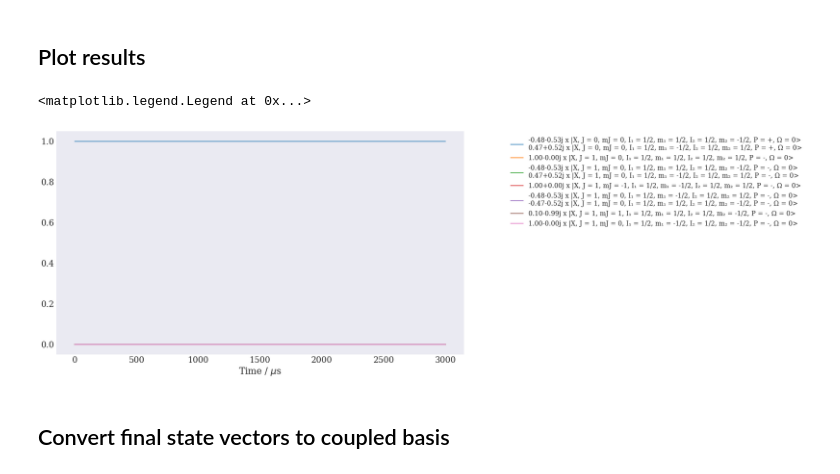
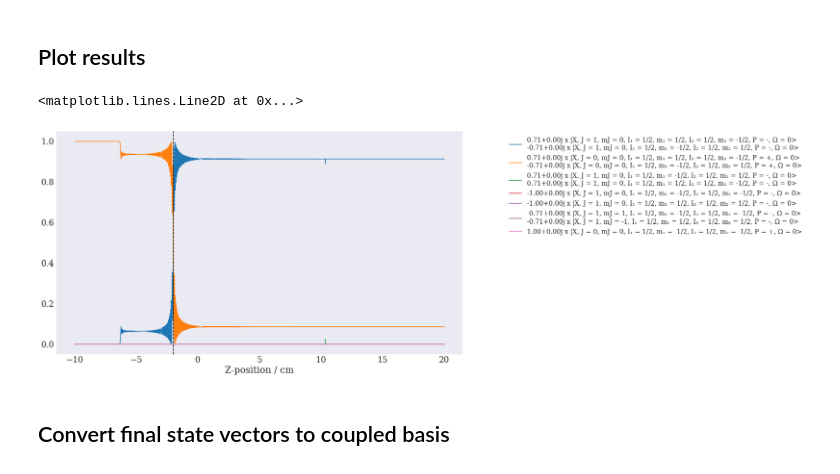
Before and after one commit to otimgren/centrex-state-prep, a Jupyter notebook: src/SPA1.ipynb, the cells around one changed output. Drawn from its saved outputs; the diff is of its cells as text; code cells hidden in the pictures.

```diff
--- a/src/SPA1.ipynb
+++ b/src/SPA1.ipynb
@@ -177,0 +246,2 @@ mf01.intensity.power
+# %%
+microwave_fields = [mf01]
@@ -179,20 +268,28 @@ mf01.intensity.power
 ## Time-evolution
 Next define a Simulator and use it to numerically integrate the Schroedinger equation to see how the states evolve as the electric field is ramped down.
 # %%
-simulator = Simulator(trajectory, electric_field, magnetic_field, initial_states_approx, hamiltonian)
+simulator = Simulator(trajectory, electric_field, magnetic_field, initial_states_approx, hamiltonian, microwave_fields)
+# %%
+R0 = np.array([0,0,-0.02])
+freq = calculate_transition_frequency(state1, state2, hamiltonian.H_R(R0), hamiltonian.QN)
+mf01.set_frequency(freq - 0e6)
+mf01.set_position(R0)
+
+mf01.calculate_microwave_power(state1, state2, 2*np.pi*70e3, R0)
 # %%
-result = simulator.run()
+result = simulator.run(N_steps = 5000)
 # %% [markdown]
 ## Plot results
 # %%
 initial_state = result.initial_states[0]
 large_prob_states = result.find_large_prob_states(initial_state, N = 7)
 fig, ax = plt.subplots()
-result.plot_state_probabilities(large_prob_states, initial_state, ax = ax)
+result.plot_state_probabilities(large_prob_states, initial_state, ax = ax, position = True)
 ax.legend(fontsize = 14, bbox_to_anchor = (1.1,1))
+ax.axvline(x = R0[2]*1e2, ls ='--', c = 'k')
 # %% [output]
-<matplotlib.legend.Legend at 0x...>
+<matplotlib.lines.Line2D at 0x...>
-[figure, old version]
+[figure, new version]
 # %% [markdown]
 ## Convert final state vectors to coupled basis
 # %%
```
Also changed, not shown: parts of 38 cells of this notebook, 6 other files.
